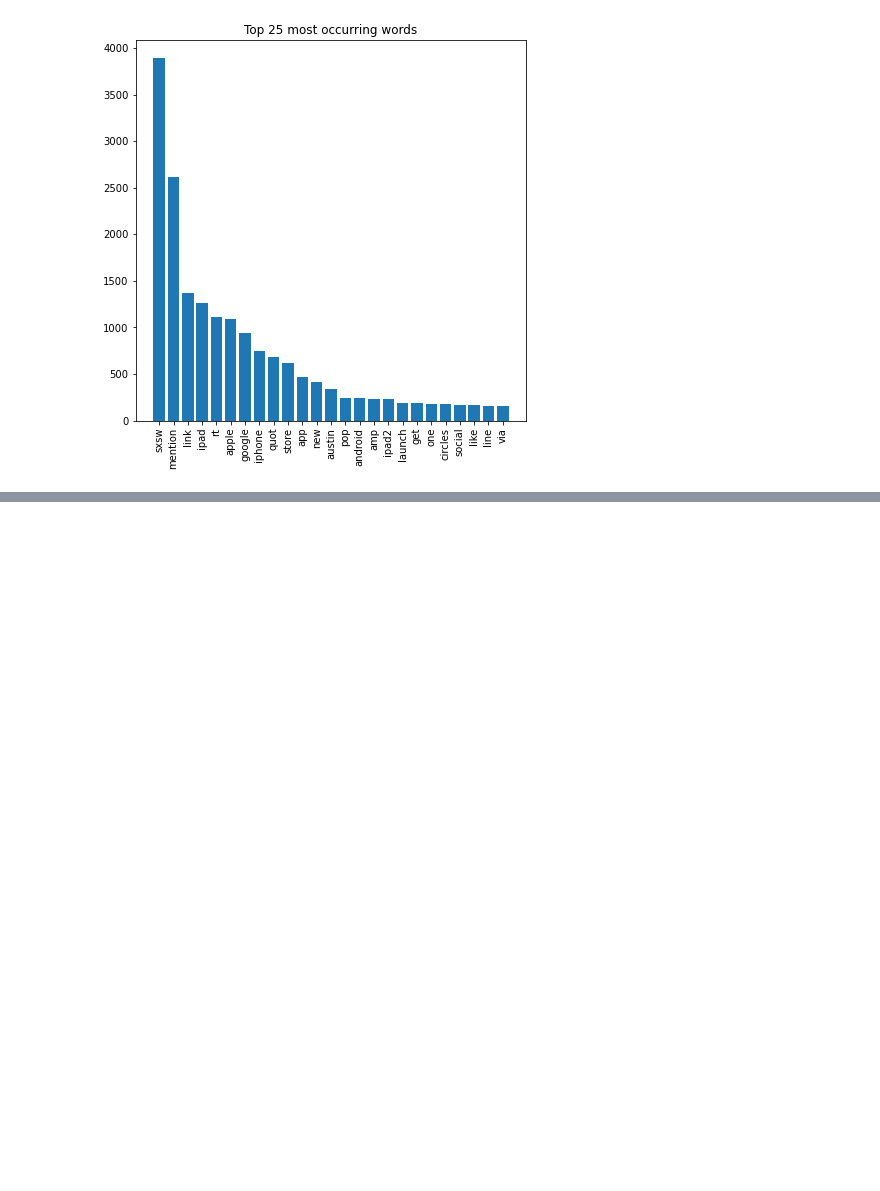
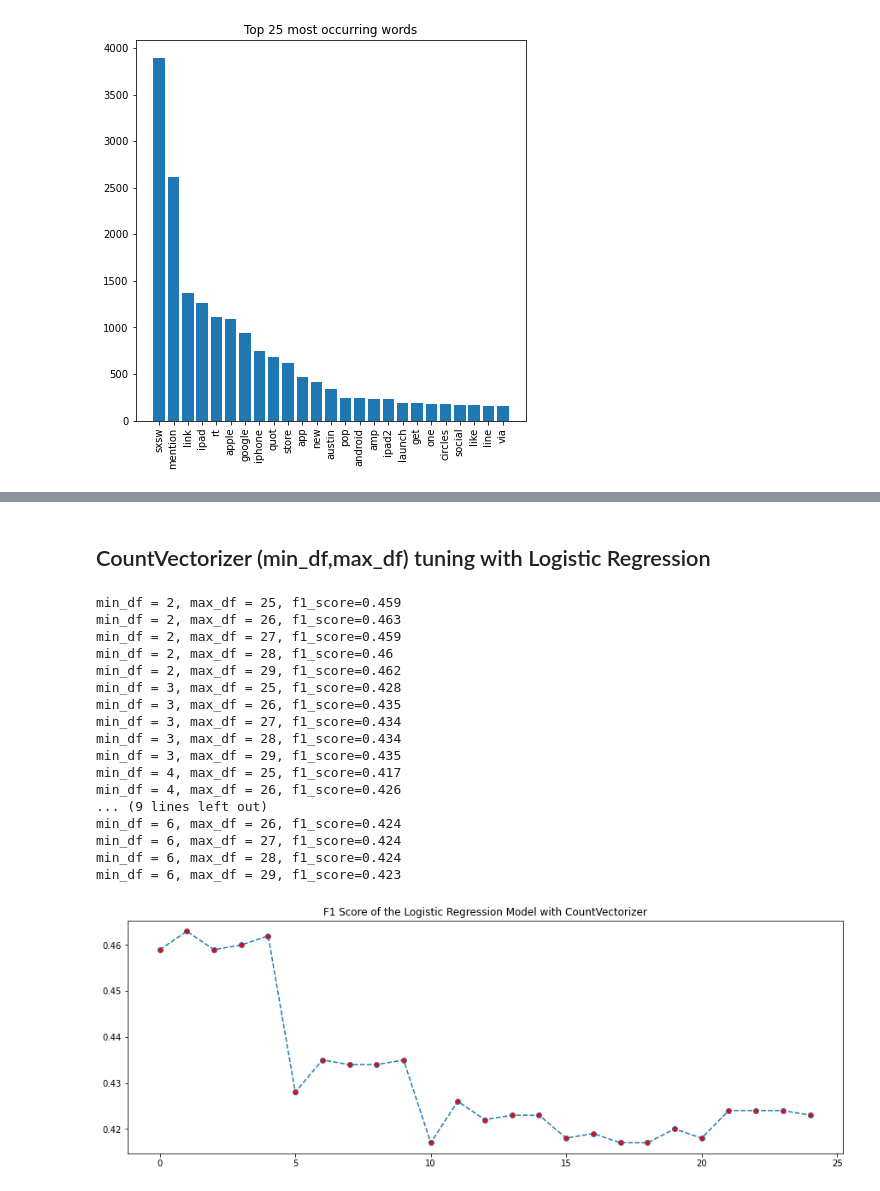
Before and after one commit to rahulakrish/customer_sentiment_analysis, a Jupyter notebook: phase4_project.ipynb, the cells around one changed output, grey strips where cells are left out. Saved outputs shown, nothing was run; the diff lists cells and outputs as text; code cells hidden in the pictures; blank space fills up the shorter version.

```diff
--- a/phase4_project.ipynb
+++ b/phase4_project.ipynb
@@ -539,0 +405,12 @@ df.head()
+# %%
+rf_pipe = Pipeline([('vectorizer',CountVectorizer(stop_words=stopwords_list,preprocessor=dummy,tokenizer=dummy)),
+                       ('model', RandomForestClassifier())
+                     ])
+
+rf_pipe.fit(X_train,y_train)
+predictions=rf_pipe.predict(X_test)
+
+print(classification_report(y_test,predictions,target_names=labels))
+
+#get f1 score
+f1_RF = get_f1_score(y_test,predictions)
@@ -539,0 +437,55 @@ df.head()
+# %% [markdown]
+## CountVectorizer (min_df,max_df) tuning with Logistic Regression
+# %%
+# setting a range for min_df and max_df
+min_df = np.arange(2,7,1) # words than appear less than the min_df value in all docs will be eliminated
+max_df = np.arange(25,30,1) # words than appear more than the max_df value in all docs will be eliminated
+
+#initiating lists to use for plotting
+f_score = []
+min_value=[]
+max_value=[]
+
+#setting up the loop for min_df and max_df values
+for i in min_df:
+    for j in max_df:
+        min_value.append(i)
+        max_value.append(j)
+
+        #instantiate pipeline
+        lr_pipe = Pipeline([('vectorizer', CountVectorizer(stop_words=stopwords_list,min_df=i,max_df=j,preprocessor=dummy,tokenizer=dummy)),
+                       ('model', LogisticRegression())
+                       ])
+        lr_pipe.fit(X_train,y_train)
+        predictions = lr_pipe.predict(X_test)
+
+        #getting f1 score
+        score = get_f1_score(y_test,predictions)
+        f_score.append(score)
+        print(f'min_df = {i}, max_df = {j}, f1_score={score}')
+
+#visualizing the accuracy score for the different combinations
+d = list(zip(min_value,max_value))
+fig,ax=plt.subplots(figsize=(15,5))
+ax.plot(f_score,marker='o',markerfacecolor='r',ls='--');
+# ax.set_xticklabels(d);
+ax.set_title('F1 Score of the Logistic Regression Model with CountVectorizer');
+# %% [output]
+min_df = 2, max_df = 25, f1_score=0.459
+min_df = 2, max_df = 26, f1_score=0.463
+min_df = 2, max_df = 27, f1_score=0.459
+min_df = 2, max_df = 28, f1_score=0.46
+min_df = 2, max_df = 29, f1_score=0.462
+min_df = 3, max_df = 25, f1_score=0.428
+min_df = 3, max_df = 26, f1_score=0.435
+min_df = 3, max_df = 27, f1_score=0.434
+min_df = 3, max_df = 28, f1_score=0.434
+min_df = 3, max_df = 29, f1_score=0.435
+min_df = 4, max_df = 25, f1_score=0.417
+min_df = 4, max_df = 26, f1_score=0.426
+... (9 lines left out)
+min_df = 6, max_df = 26, f1_score=0.424
+min_df = 6, max_df = 27, f1_score=0.424
+min_df = 6, max_df = 28, f1_score=0.424
+min_df = 6, max_df = 29, f1_score=0.423
+[figure, added]
```
Also changed, not shown: parts of 61 cells of this notebook.
